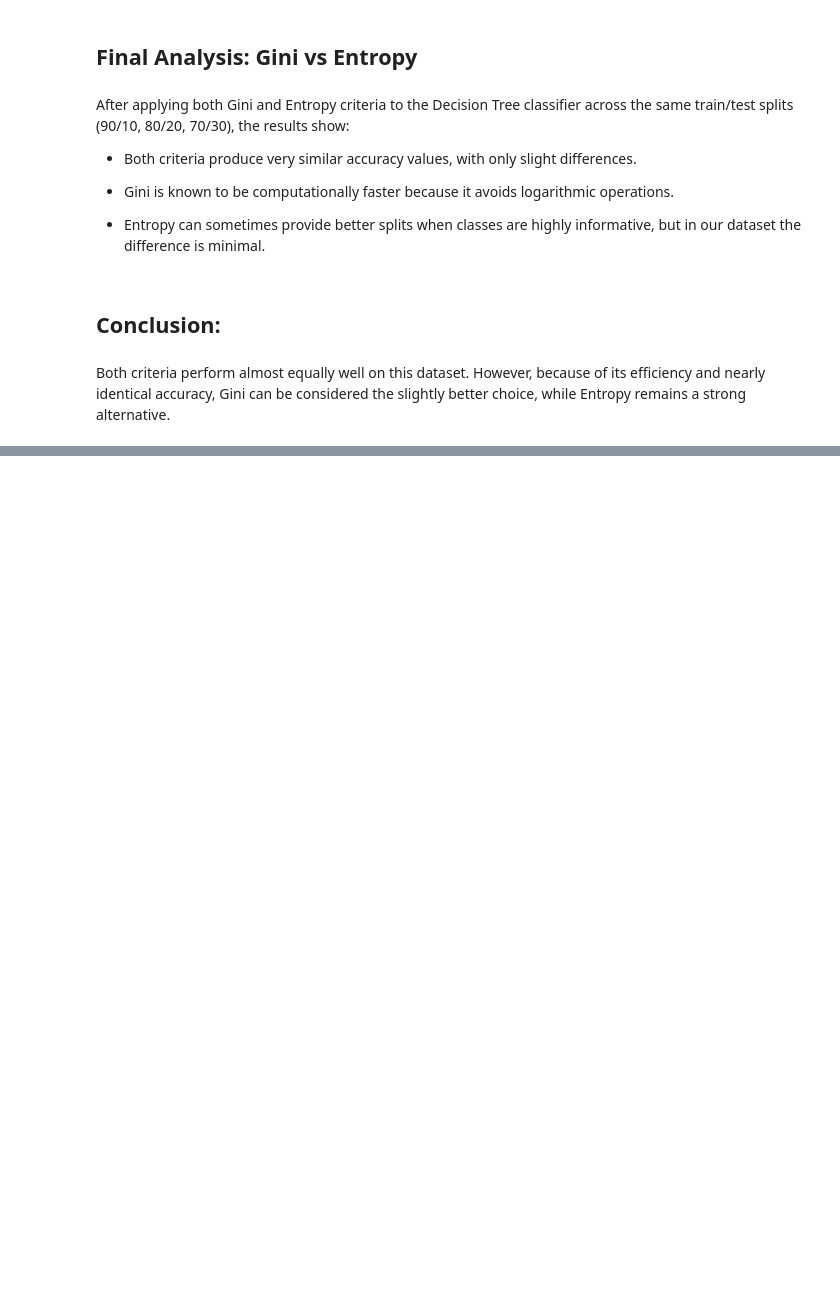
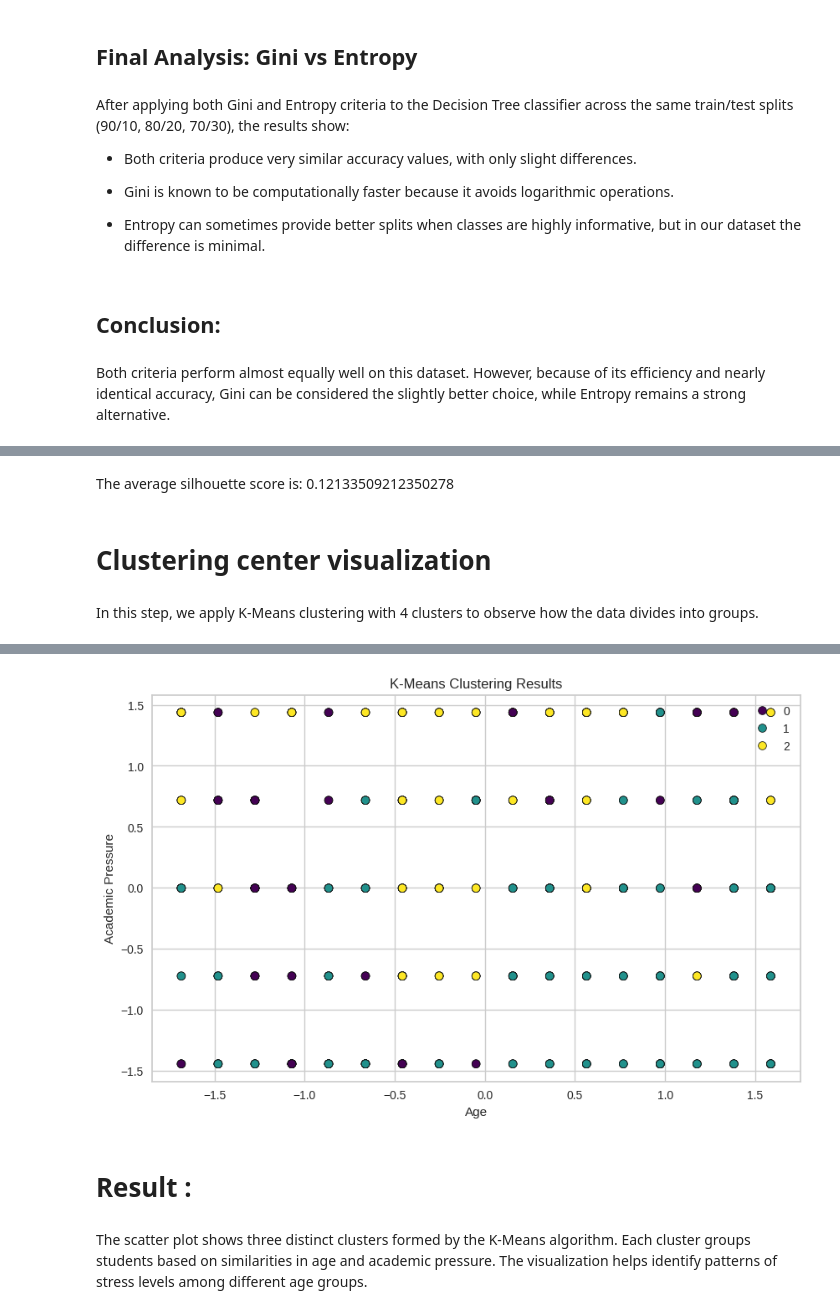
Before and after one commit to Shatha-1/IT326-Project, a Jupyter notebook: Phase3.ipynb, the cells around one changed output, grey strips where cells are left out. Cells and saved outputs as stored; diff of their text form; code cells hidden in the pictures; blank space fills up the shorter version.

```diff
--- a/Phase3.ipynb
+++ b/Phase3.ipynb
@@ -234,0 +348,29 @@ Gini can be considered the slightly better choice, while Entropy remains a stron
+# %% [markdown]
+The average silhouette score is: 0.12133509212350278
+# %% [markdown]
+# **Clustering center visualization**
+# %% [markdown]
+In this step, we apply K-Means clustering with 4 clusters to observe how the data divides into groups.
+# %%
+%pip install seaborn
+import matplotlib.pyplot as plt
+import seaborn as sns
+from sklearn.cluster import KMeans
+
+scaled_df['Cluster'] = kmeans_result.labels_
+
+# Visualization
+plt.figure(figsize=(10, 6))
+sns.scatterplot(x=scaled_df.columns[0],
+                y=scaled_df.columns[1],
+                hue='Cluster',
+                data=scaled_df,
+                palette='viridis',
+                edgecolor='k')
+
+plt.title('K-Means Clustering Results')
+plt.xlabel(scaled_df.columns[0])
+plt.ylabel(scaled_df.columns[1])
+plt.legend()
+plt.show()
+# %% [output]
@@ -234,0 +392,5 @@ Gini can be considered the slightly better choice, while Entropy remains a stron
+[figure, added]
+# %% [markdown]
+# **Result :**
+# %% [markdown]
+The scatter plot shows three distinct clusters formed by the K-Means algorithm. Each cluster groups students based on similarities in age and academic pressure. The visualization helps identify patterns of stress levels among different age groups.
```
Also changed, not shown: parts of 13 cells of this notebook.
